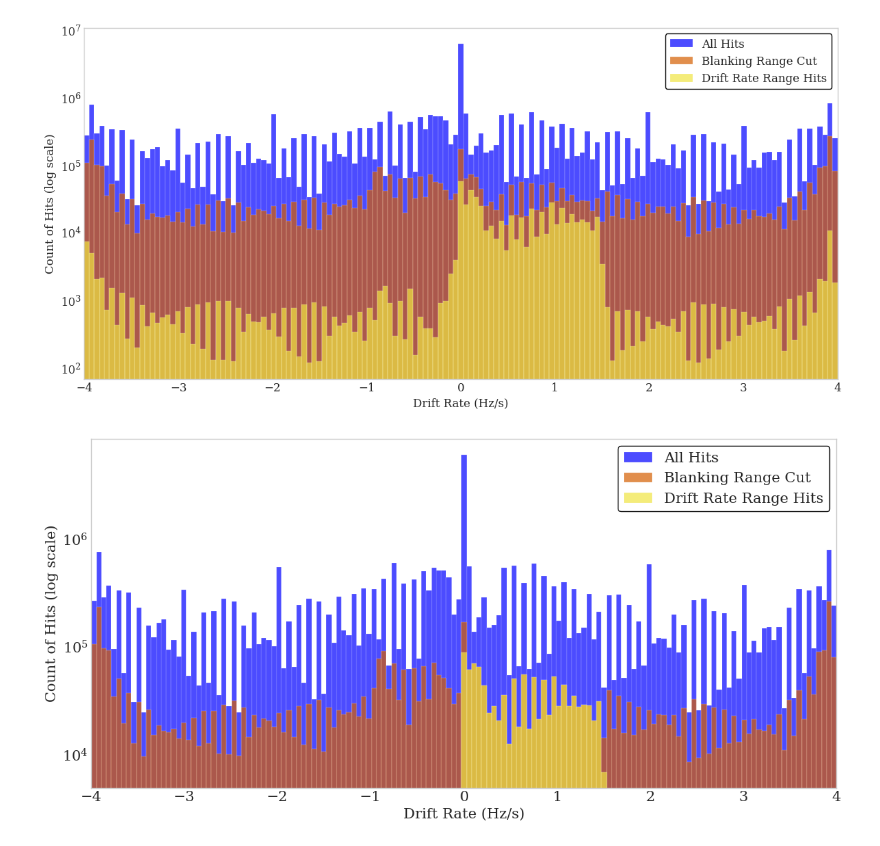
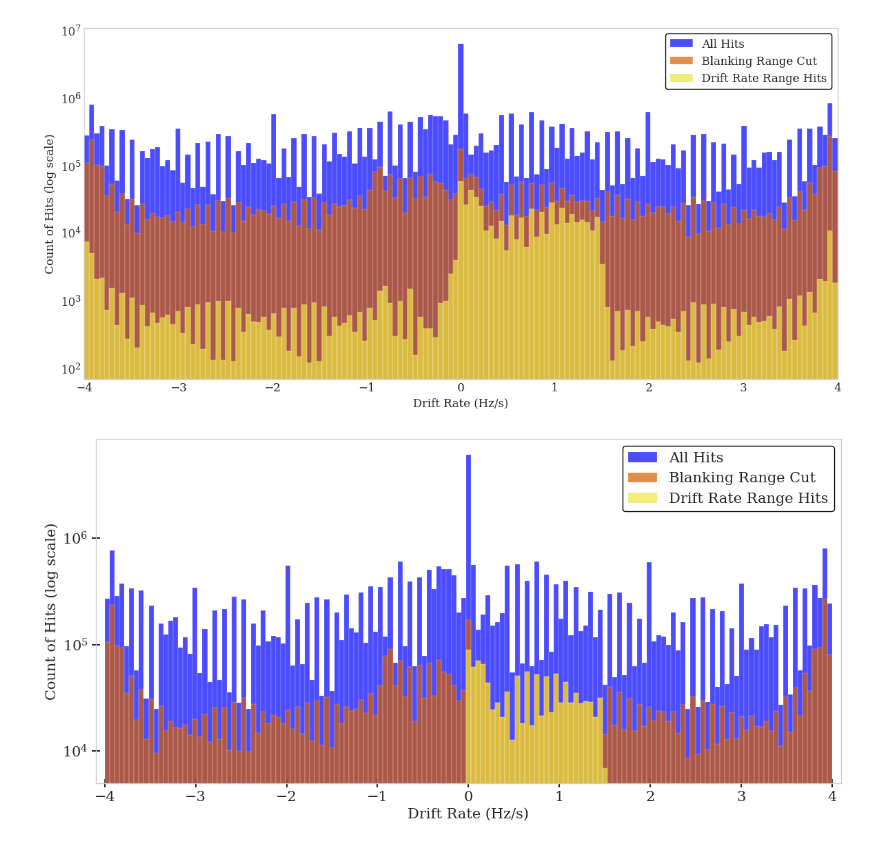
Before and after one commit to valegl04/BL_ATA_Alerts, a Jupyter notebook: ATA/drift_rate_histo.ipynb, the cells around one changed output. Cells and saved outputs as stored; diff of their text form; code cells hidden in the pictures.

```diff
--- a/ATA/drift_rate_histo.ipynb
+++ b/ATA/drift_rate_histo.ipynb
@@ -92,36 +92,38 @@ plt.style.use('seaborn-v0_8-whitegrid')
 plt.rcParams.update({
     "font.family": "serif",
     "font.size": 15,
     "axes.labelsize": 15,
     "axes.titlesize": 15,
     "legend.fontsize": 15
 })
 
 bin = np.linspace(-4, 4, 150)
 
 plt.figure(figsize=(12, 6))
 
 plt.hist(unblanked_bliss_results['Drift_Rate'], bins=bin, log=True,
          color='blue', alpha=0.7, label='All Hits', edgecolor='white', linewidth=0.2)
 
 plt.hist(bliss_results['Drift_Rate'], bins=bin, log=True,
          color='#D55E00', alpha=0.7, label='Blanking Range Cut', edgecolor='white', linewidth=0.2)
 
 plt.hist(final_results['Drift_Rate'], bins=bin, log=True,
          color='#F0E442', alpha=0.7, label='Drift Rate Range Hits', edgecolor='white', linewidth=0.2)
 
 
 
-plt.xlim(-4, 4)
+plt.xlim(-4.1, 4.1)
+plt.ylim(bottom=-5)
 plt.xlabel('Drift Rate (Hz/s)')
 plt.ylabel('Count of Hits (log scale)')
-
 plt.legend(loc='upper right', frameon=True, framealpha=1, edgecolor='black')
+plt.tick_params(axis='both', which='both', direction='inout', width=1.5, length=9)
+plt.tick_params(axis='y', which='minor',length=0)
 plt.grid(False)
 plt.tight_layout()
 plt.show()
 # %% [output]
-[figure, old version]
+[figure, new version]
 # %%
 # Histogram of the SNR
 plt.style.use('seaborn-v0_8-whitegrid')
```
Also changed, not shown: parts of 1 cell of this notebook, 2 other files.
